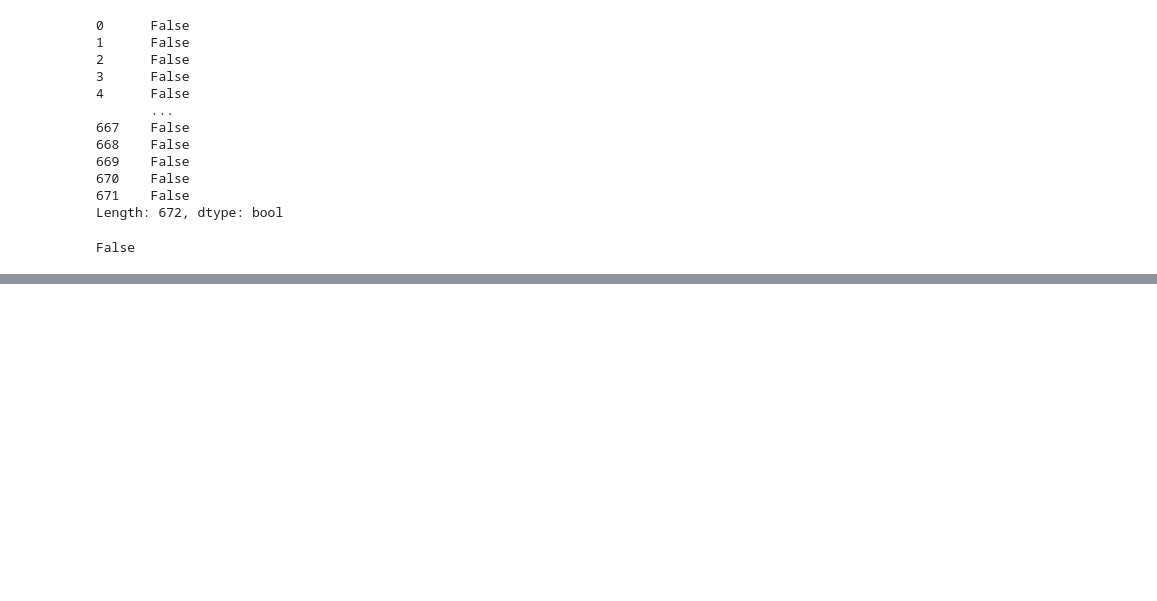
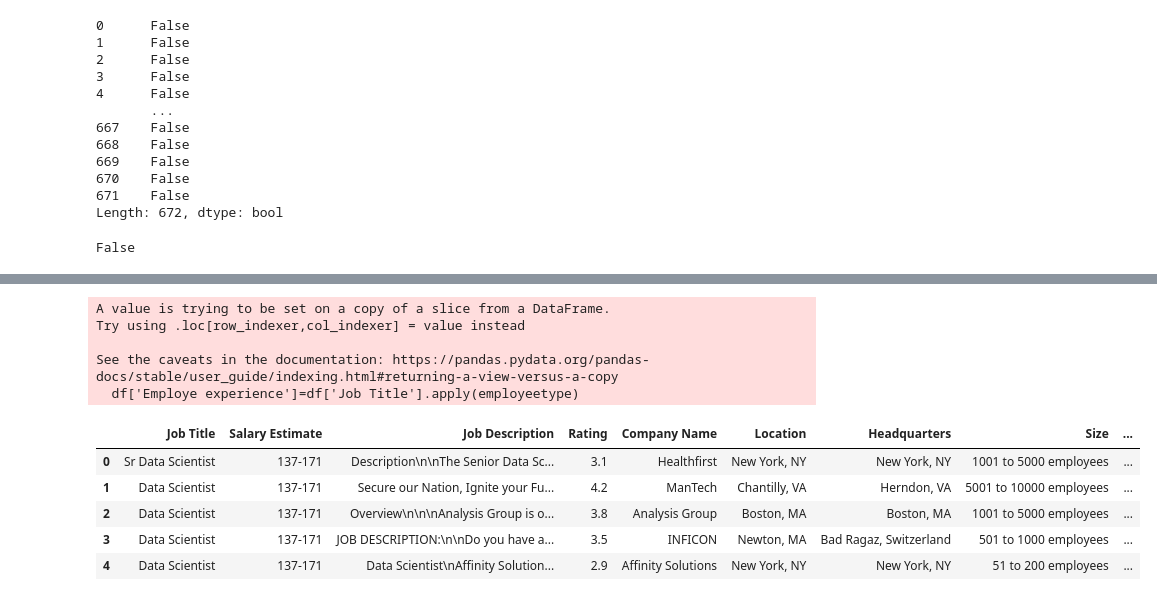
Before and after one commit to V-keerththanan/pandas_reacap, a Jupyter notebook: PandasRecap.ipynb, the cells around one changed output, grey strips where cells are left out. Drawn from its saved outputs; the diff is of its cells as text; code cells hidden in the pictures; blank space fills up the shorter version.

```diff
--- a/PandasRecap.ipynb
+++ b/PandasRecap.ipynb
@@ -223,0 +231,3 @@ False
+# %%
+def cleanCompanyNameColumn(name):
+  return name.split("\n")[0]
@@ -223,0 +238,2 @@ False
+# %%
+df['Company Name']=df['Company Name'].apply(cleanCompanyNameColumn)
@@ -223,0 +263,27 @@ False
+# %%
+def employeetype(job_title):
+    job_title=job_title.lower()
+    emp=['sr','senior','lead','principal','vp','vice president','director']
+    for i in emp:
+        if i in job_title:
+            return "Senior_emp"
+        else:
+            return "junior_emp"
+    return np.nan
+# %%
+df['Employe experience']=df['Job Title'].apply(employeetype)
+# %% [output]
+A value is trying to be set on a copy of a slice from a DataFrame.
+Try using .loc[row_indexer,col_indexer] = value instead
+
+See the caveats in the documentation: https://pandas.pydata.org/pandas-docs/stable/user_guide/indexing.html#returning-a-view-versus-a-copy
+  df['Employe experience']=df['Job Title'].apply(employeetype)
+# %%
+df.head()
+# %% [output]
+|  | Job Title | Salary Estimate | Job Description | Rating | Company Name | Location | Headquarters | Size | ... |
+| 0 | Sr Data Scientist | 137-171 | Description\n\nThe Senior Data Sc... | 3.1 | Healthfirst | New York, NY | New York, NY | 1001 to 5000 employees | ... |
+| 1 | Data Scientist | 137-171 | Secure our Nation, Ignite your Fu... | 4.2 | ManTech | Chantilly, VA | Herndon, VA | 5001 to 10000 employees | ... |
+| 2 | Data Scientist | 137-171 | Overview\n\n\nAnalysis Group is o... | 3.8 | Analysis Group | Boston, MA | Boston, MA | 1001 to 5000 employees | ... |
+| 3 | Data Scientist | 137-171 | JOB DESCRIPTION:\n\nDo you have a... | 3.5 | INFICON | Newton, MA | Bad Ragaz, Switzerland | 501 to 1000 employees | ... |
+| 4 | Data Scientist | 137-171 | Data Scientist\nAffinity Solution... | 2.9 | Affinity Solutions | New York, NY | New York, NY | 51 to 200 employees | ... |
```
Also changed, not shown: parts of 9 cells of this notebook.
